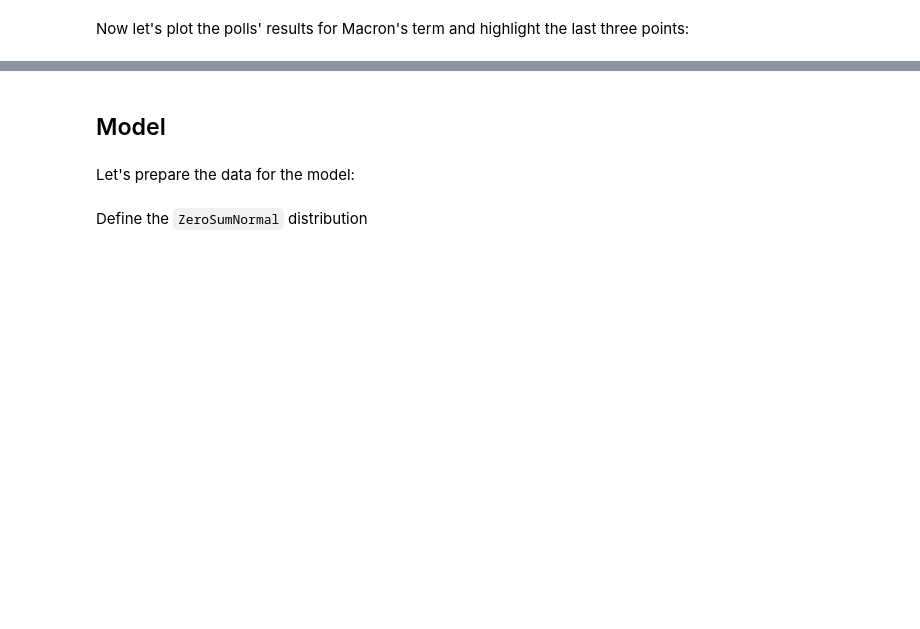
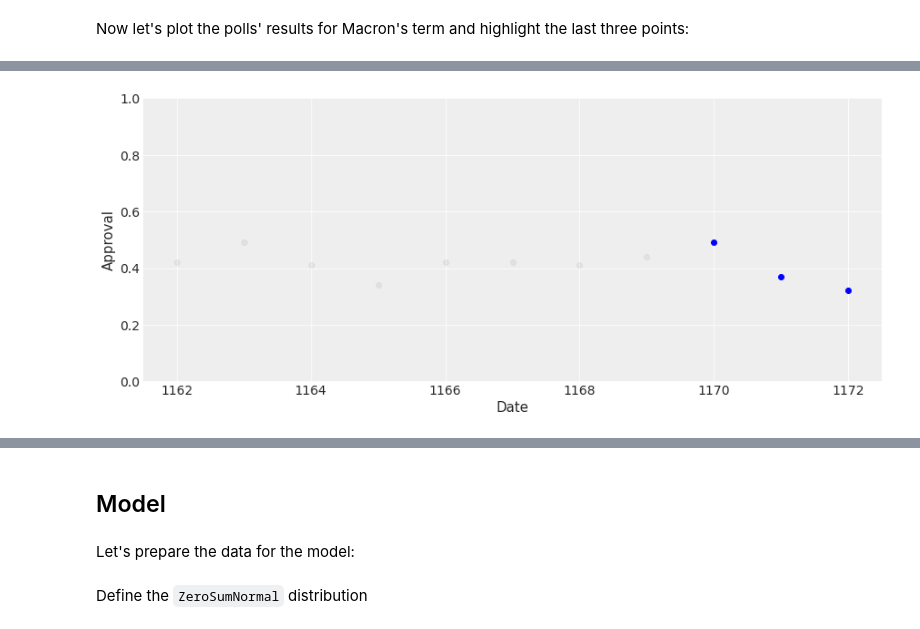
Before and after one commit to pollsposition/dashboards, a Jupyter notebook: notebooks/popularity_president.ipynb, the cells around one changed output, grey strips where cells are left out. Cells and saved outputs as stored; diff of their text form; code cells hidden in the pictures; blank space fills up the shorter version.

```diff
--- a/notebooks/popularity_president.ipynb
+++ b/notebooks/popularity_president.ipynb
@@ -99,3 +99,15 @@ ax.set_xlabel("Date");
+# %%
+approval = data.loc[data.president == "macron2"]["p_approve"].values
+dates = data.loc[data.president == "macron2"].index
+
+fig, ax = plt.subplots(figsize=(12, 5))
+ax.plot(dates[:-3], approval[:-3], "o", color="grey", alpha=0.1)
+ax.plot(dates[-3:], approval[-3:], "o", color="blue")
+ax.set_ylim(0, 1)
+ax.set_ylabel("Approval")
+ax.set_xlabel("Date");
+# %% [output]
+[figure, added]
 # %%
 data.tail()
 # %% [output]
```
Also changed, not shown: parts of 16 cells of this notebook, 7 other files.
